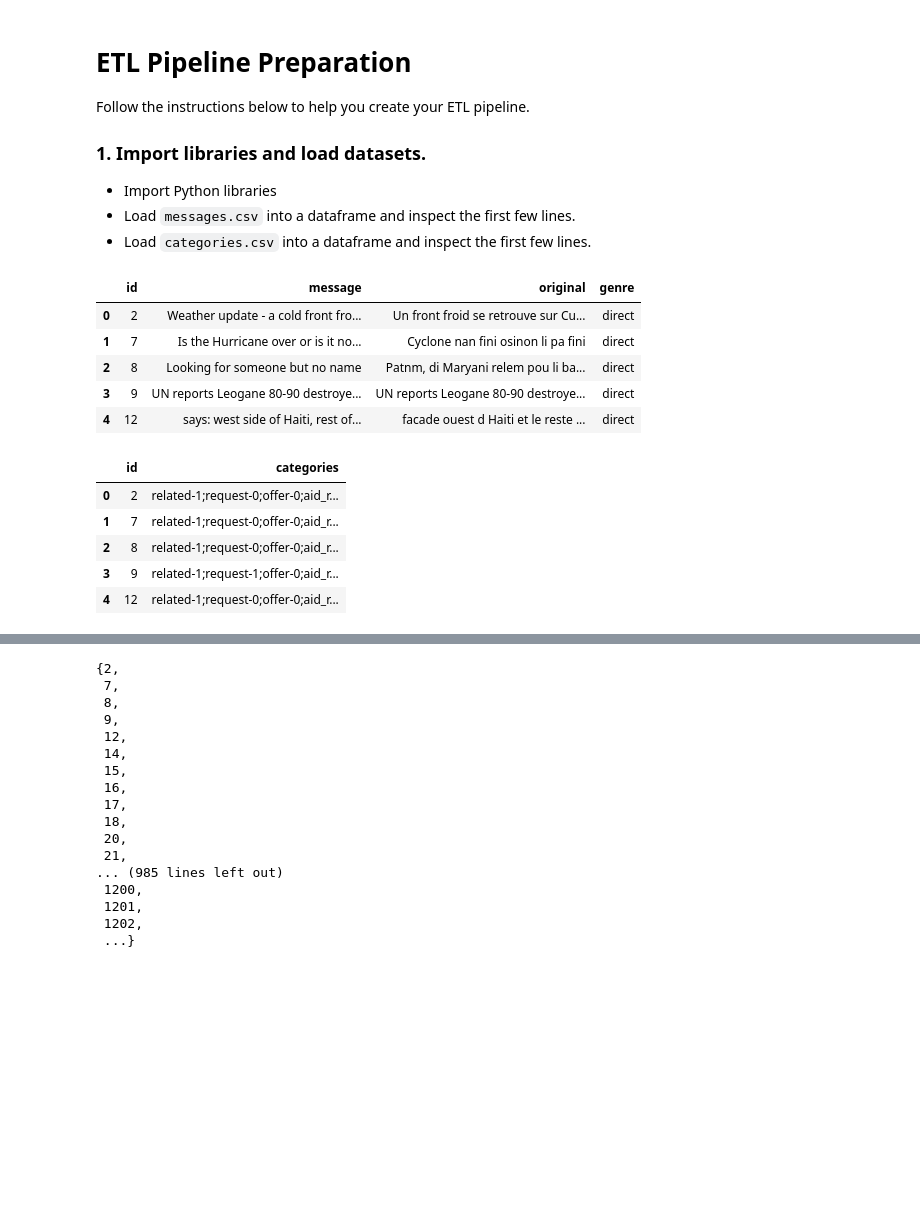
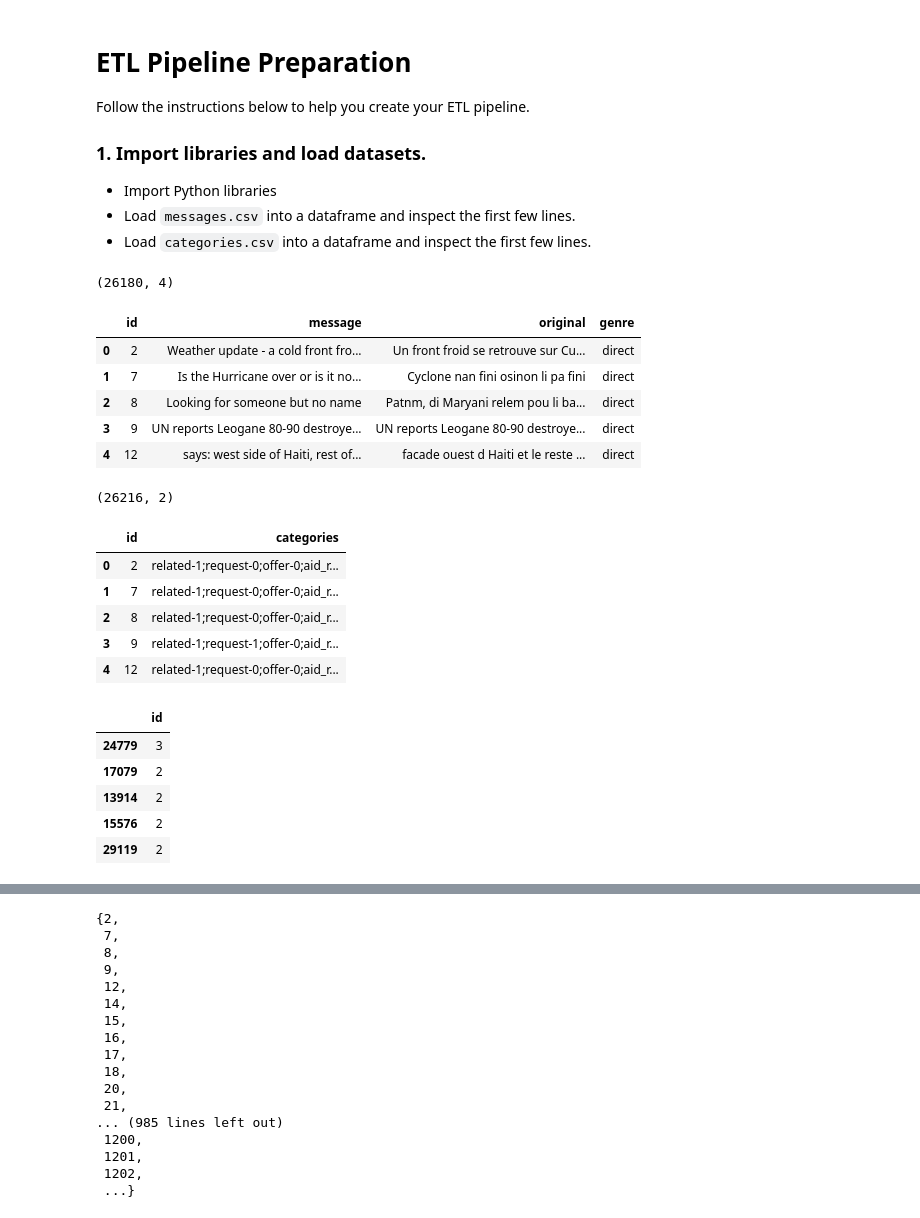
Before and after one commit to jaeyoun-chang/udacity_project_2, a Jupyter notebook: ETL Pipeline Preparation.ipynb, the cells around one changed output, grey strips where cells are left out. Cells and saved outputs as stored; diff of their text form; code cells hidden in the pictures; blank space fills up the shorter version.

```diff
--- a/ETL Pipeline Preparation.ipynb
+++ b/ETL Pipeline Preparation.ipynb
@@ -10,9 +10,11 @@ import pandas as pd
 import numpy as np
 # %%
 # load messages dataset
-messages = pd.read_csv('messages.csv')
+messages = pd.read_csv('messages.csv').drop_duplicates()
+print(messages.shape)
 messages.head()
 # %% [output]
+(26180, 4)
 |  | id | message | original | genre |
 | 0 | 2 | Weather update - a cold front fro... | Un front froid se retrouve sur Cu... | direct |
 | 1 | 7 | Is the Hurricane over or is it no... | Cyclone nan fini osinon li pa fini | direct |
@@ -21,12 +23,25 @@ messages.head()
 | 4 | 12 | says: west side of Haiti, rest of... | facade ouest d Haiti et le reste ... | direct |
 # %%
 # load categories dataset
-categories = pd.read_csv('categories.csv')
+categories = pd.read_csv('categories.csv').drop_duplicates()
+print(categories.shape)
 categories.head()
 # %% [output]
+(26216, 2)
 |  | id | categories |
 | 0 | 2 | related-1;request-0;offer-0;aid_r... |
 | 1 | 7 | related-1;request-0;offer-0;aid_r... |
 | 2 | 8 | related-1;request-0;offer-0;aid_r... |
 | 3 | 9 | related-1;request-1;offer-0;aid_r... |
 | 4 | 12 | related-1;request-0;offer-0;aid_r... |
+# %%
+cdf = pd.DataFrame(messages.id.value_counts())
+cdf.reset_index
+cdf.head()
+# %% [output]
+|  | id |
+| 24779 | 3 |
+| 17079 | 2 |
+| 13914 | 2 |
+| 15576 | 2 |
+| 29119 | 2 |
```
Also changed, not shown: parts of 8 cells of this notebook.
